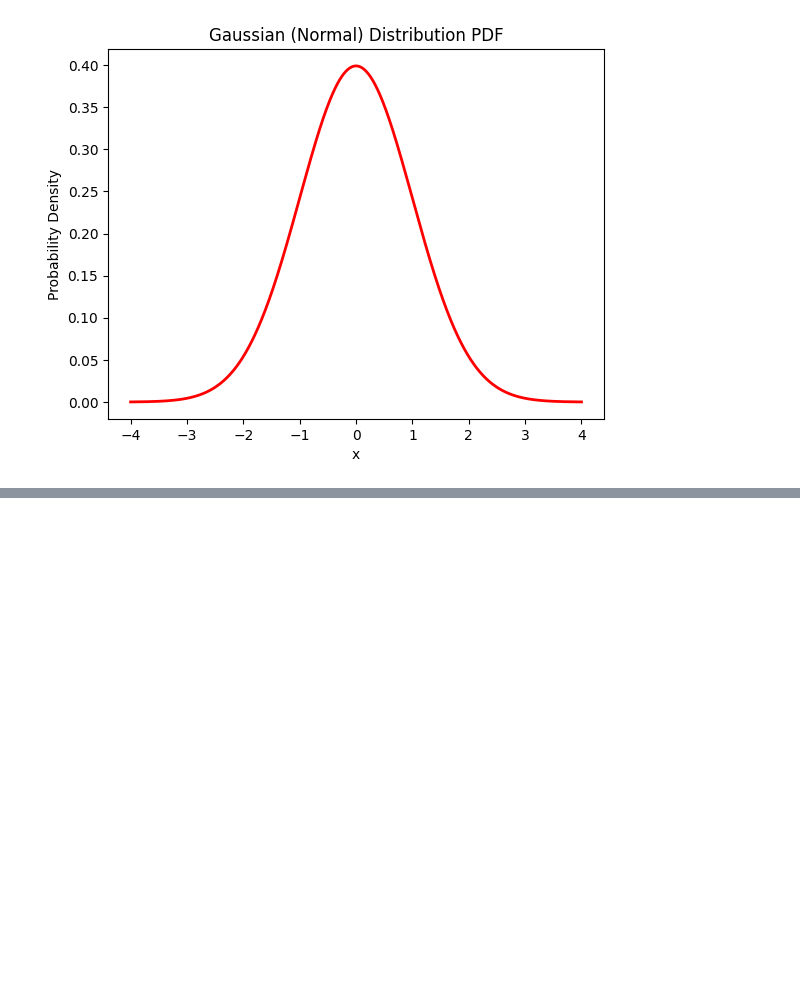
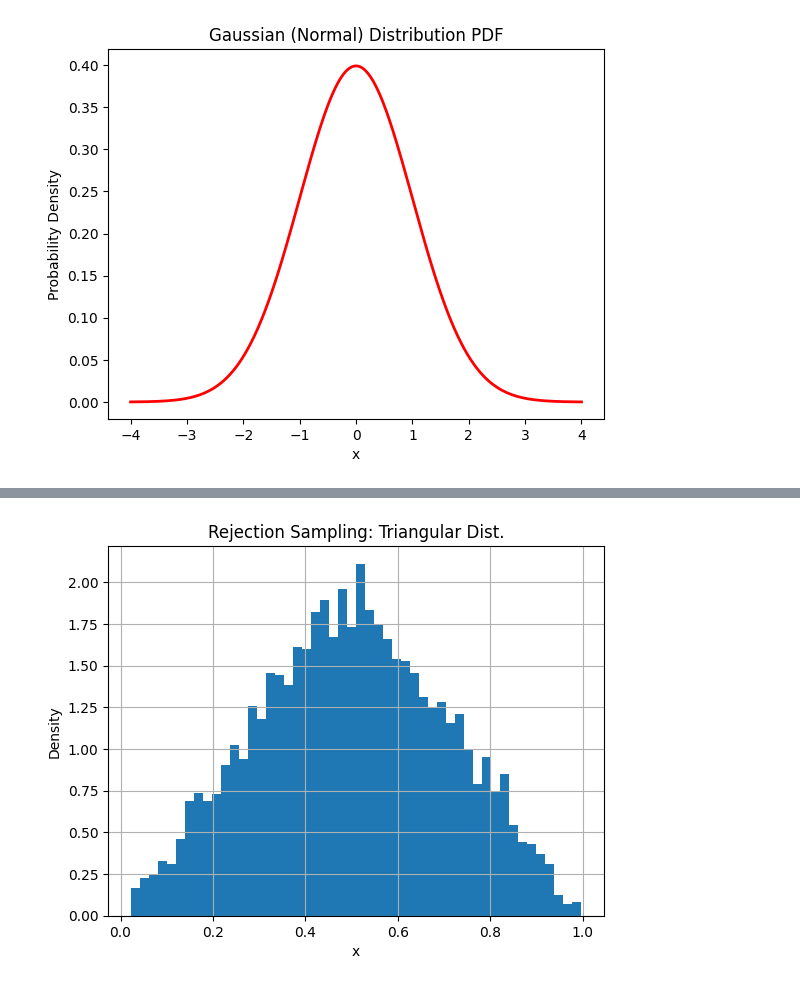
Before and after one commit to Elwarfalli/MSE-1500-Simulation-Modeling-with-Python, a Jupyter notebook: chapter_2.ipynb, the cells around one changed output, grey strips where cells are left out. Cells and saved outputs as stored; diff of their text form; code cells hidden in the pictures; blank space fills up the shorter version.

```diff
--- a/chapter_2.ipynb
+++ b/chapter_2.ipynb
@@ -92,0 +156,22 @@ plt.show()
+# %%
+import numpy as np
+import matplotlib.pyplot as plt
+
+def fx(x):
+    return 2 * x if x <= 0.5 else 2 * (1 - x)
+
+samples = []
+while len(samples) < 5000:
+    u1 = np.random.uniform(0, 1)
+    u2 = np.random.uniform(0, 1)
+    if u2 < fx(u1):
+        samples.append(u1)
+
+plt.hist(samples, bins=50, density=True)
+plt.title("Rejection Sampling: Triangular Dist.")
+plt.xlabel("x")
+plt.ylabel("Density")
+plt.grid()
+plt.show()
+# %% [output]
+[figure, added]
```
Also changed, not shown: parts of 3 cells of this notebook.
